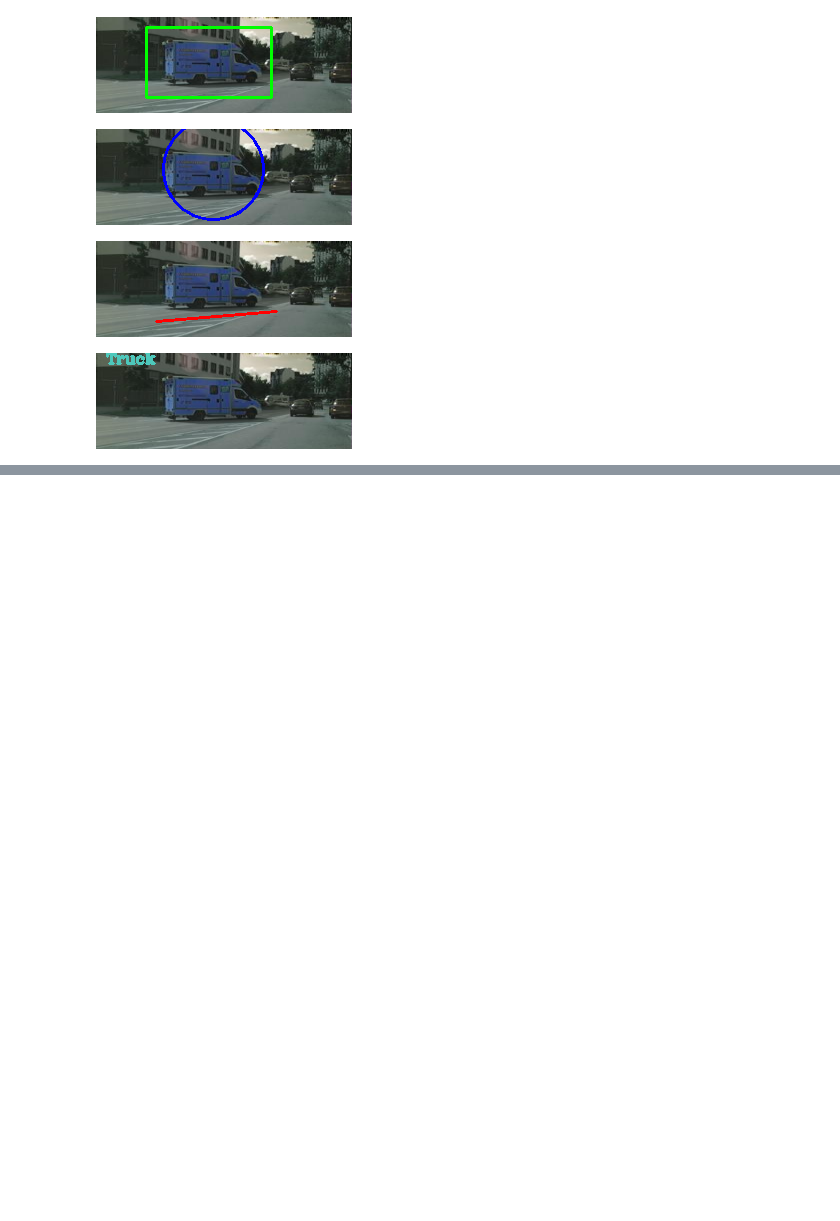
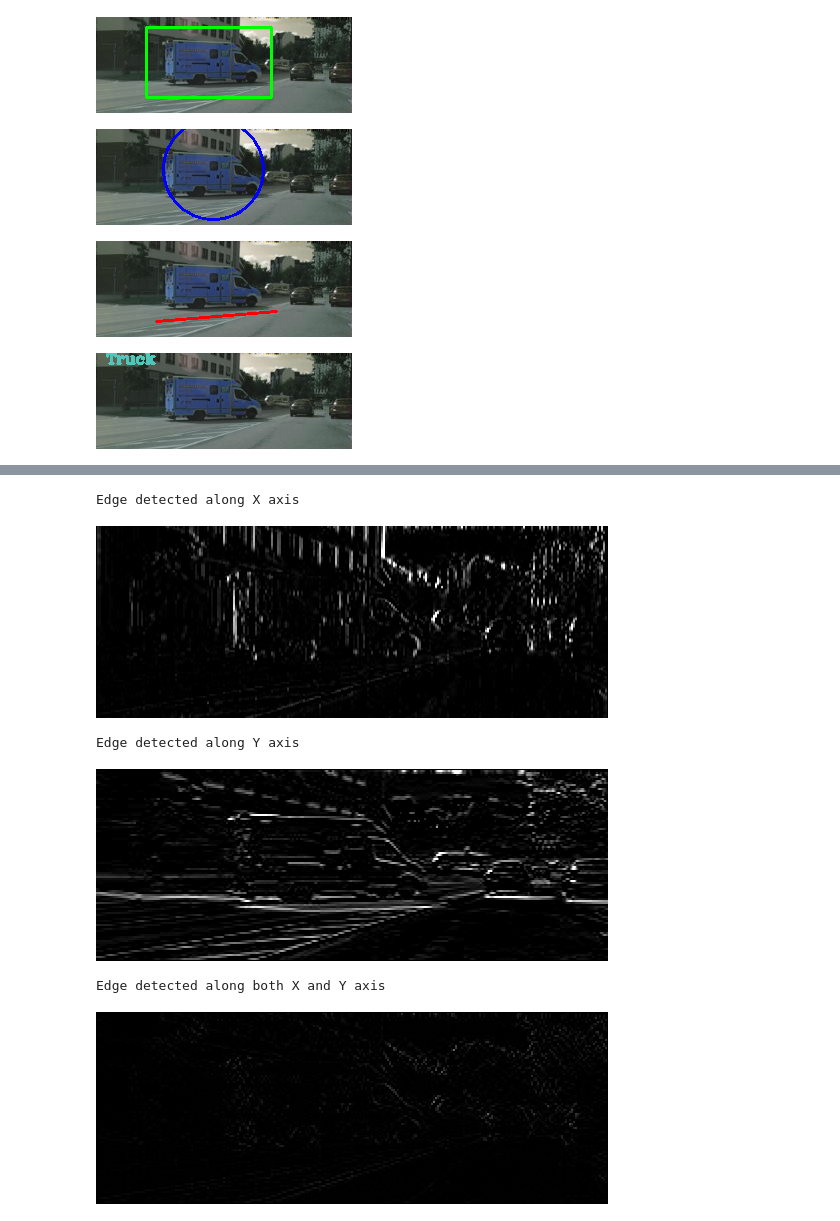
Before and after one commit to zuhurouf/CV-tutorial, a Jupyter notebook: tutorial-01.ipynb, the cells around one changed output, grey strips where cells are left out. Cells and saved outputs as stored; diff of their text form; code cells hidden in the pictures; blank space fills up the shorter version.

Commit message:
Sobel edge detection algorithm

```diff
--- a/tutorial-01.ipynb
+++ b/tutorial-01.ipynb
@@ -167,0 +190,19 @@ cv2_imshow(img_copy_4)
+# %%
+# Sobel edge detection algorithm
+sobel_img_x = cv2.Sobel(src = greyscale_img, ddepth = cv2.CV_64F, dx = 1, dy = 0, ksize = 3)
+sobel_img_y = cv2.Sobel(src = greyscale_img, ddepth = cv2.CV_64F, dx = 0, dy = 1, ksize = 3)
+sobel_img_xy = cv2.Sobel(src = greyscale_img, ddepth = cv2.CV_64F, dx = 1, dy = 1, ksize = 3)
+
+print("Edge detected along X axis")
+cv2_imshow(sobel_img_x)
+print("Edge detected along Y axis")
+cv2_imshow(sobel_img_y)
+print("Edge detected along both X and Y axis")
+cv2_imshow(sobel_img_xy)
+# %% [output]
+Edge detected along X axis
+[figure, added]
+Edge detected along Y axis
+[figure, added]
+Edge detected along both X and Y axis
+[figure, added]
```
Also changed, not shown: parts of 5 cells of this notebook.
